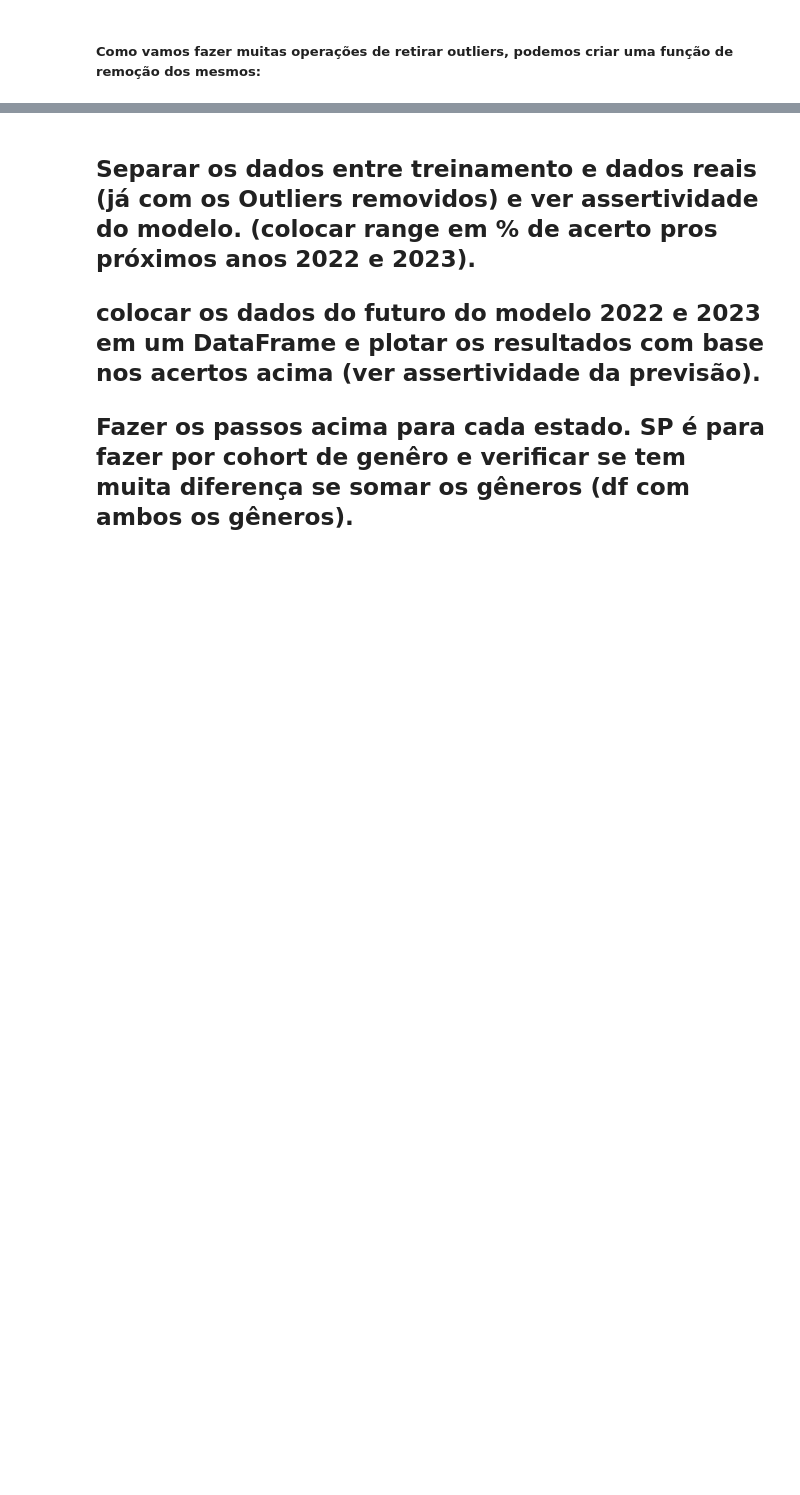
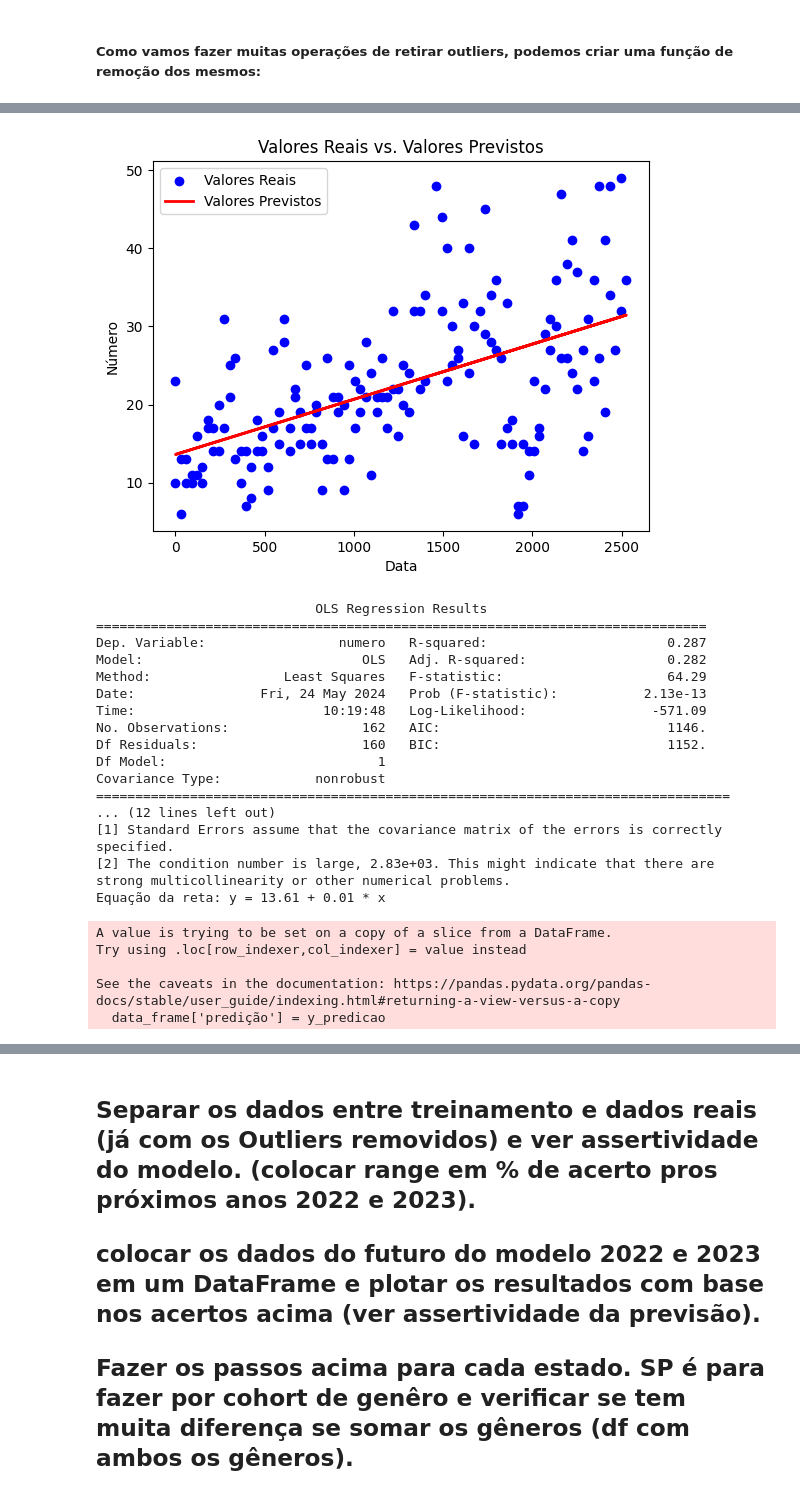
Before and after one commit to gustavo-rocha-barbosa/case-data-science-media-monks-2024, a Jupyter notebook: 2) Case Análise de Dados/main.ipynb, the cells around one changed output, grey strips where cells are left out. Saved outputs shown, nothing was run; the diff lists cells and outputs as text; code cells hidden in the pictures; blank space fills up the shorter version.

```diff
--- a/2) Case Análise de Dados/main.ipynb
+++ b/2) Case Análise de Dados/main.ipynb
@@ -1151,0 +1159,31 @@ def remover_outliers(data_frame):
+# %%
+def funcao_regressao(data_frame):
+    # Regressão Linear para o DataFrame (data_frame) com Outliers removidos:
+    x = data_frame['data_numerica']
+    y = data_frame['numero']
+
+    x = sm.add_constant(x)
+    modelo = sm.OLS(y, x).fit()
+    y_predicao = modelo.predict()
+
+    plt.scatter(data_frame['data_numerica'], data_frame['numero'], label='Valores Reais', color='blue')
+    plt.plot(data_frame['data_numerica'], y_predicao, label='Valores Previstos', color='red', linewidth=2)
+
+    plt.xlabel('Data')
+    plt.ylabel('Número')
+    plt.title('Valores Reais vs. Valores Previstos')
+    plt.legend()
+    plt.show()
+
+    print(modelo.summary())
+
+    #Obter os coeficientes
+    intercept, slope = modelo.params
+
+    #Printar a equação da reta
+    print(f"Equação da reta: y = {intercept:.2f} + {slope:.2f} * x")
+
+    #Devolve o data_frame com uma coluna de predição:
+    data_frame['predição'] = y_predicao
+    data_auxiliar = data_frame
+    return data_auxiliar
@@ -1151,0 +1248,4 @@ def remover_outliers(data_frame):
+# %%
+# Aqui irei criar um DataFrame somente para MG:
+df_mg = df[df['uf'] == 'Minas Gerais']
+df_mg
@@ -1151,0 +1266,3 @@ def remover_outliers(data_frame):
+# %%
+df_mg = remover_outliers(df_mg)
+df_mg
@@ -1151,0 +1283,26 @@ def remover_outliers(data_frame):
+# %%
+df_mg_regressao = funcao_regressao(df_mg)
+# %% [output]
+[figure, added]
+                            OLS Regression Results
+==============================================================================
+Dep. Variable:                 numero   R-squared:                       0.287
+Model:                            OLS   Adj. R-squared:                  0.282
+Method:                 Least Squares   F-statistic:                     64.29
+Date:                Fri, 24 May 2024   Prob (F-statistic):           2.13e-13
+Time:                        10:19:48   Log-Likelihood:                -571.09
+No. Observations:                 162   AIC:                             1146.
+Df Residuals:                     160   BIC:                             1152.
+Df Model:                           1
+Covariance Type:            nonrobust
+=================================================================================
+... (12 lines left out)
+[1] Standard Errors assume that the covariance matrix of the errors is correctly specified.
+[2] The condition number is large, 2.83e+03. This might indicate that there are
+strong multicollinearity or other numerical problems.
+Equação da reta: y = 13.61 + 0.01 * x
+A value is trying to be set on a copy of a slice from a DataFrame.
+Try using .loc[row_indexer,col_indexer] = value instead
+
+See the caveats in the documentation: https://pandas.pydata.org/pandas-docs/stable/user_guide/indexing.html#returning-a-view-versus-a-copy
+  data_frame['predição'] = y_predicao
```
Also changed, not shown: parts of 14 cells of this notebook.
